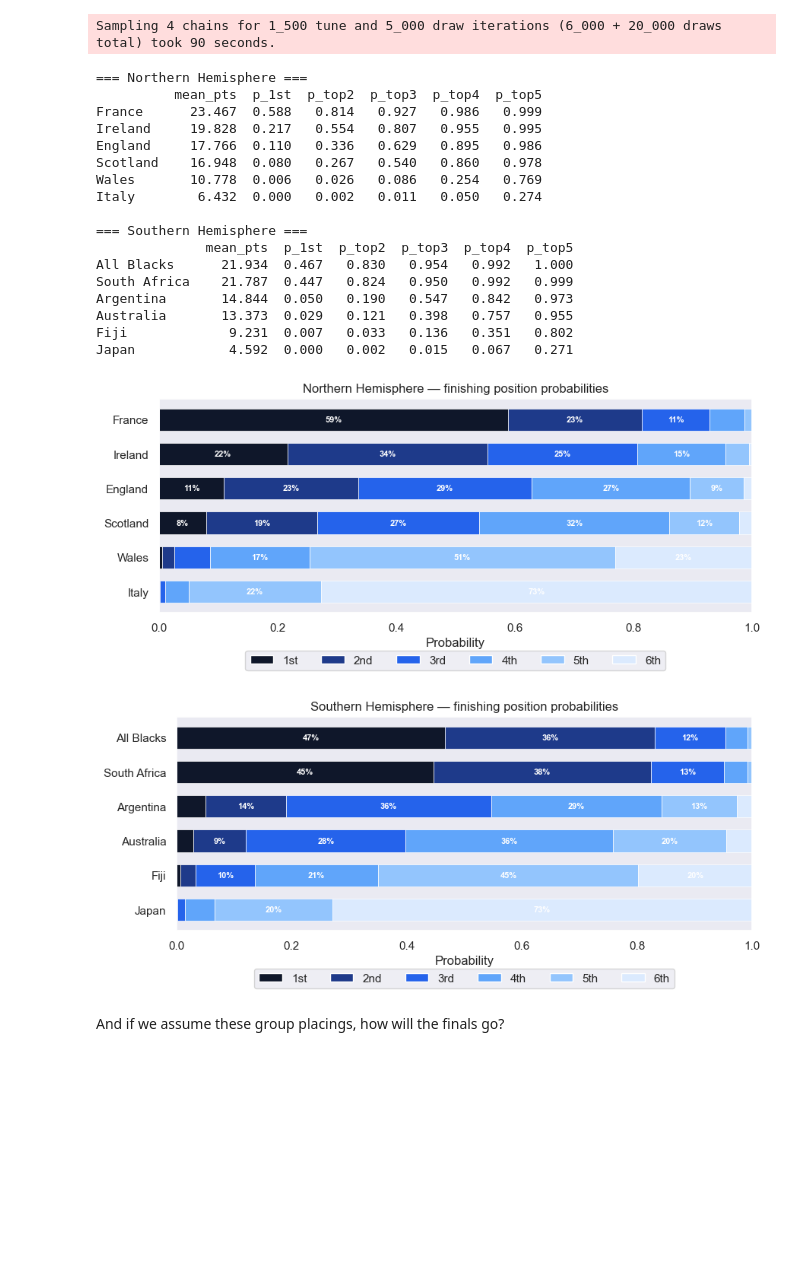
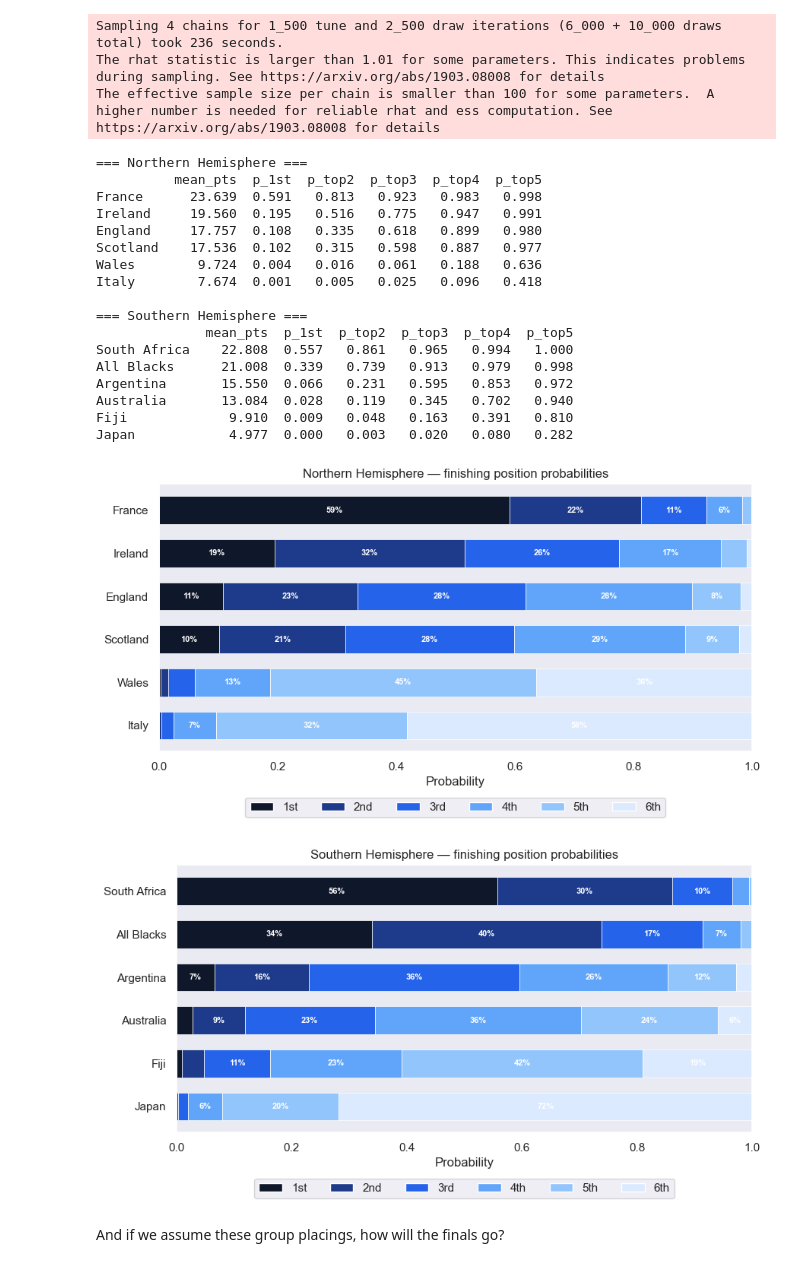
Before and after one commit to jacobhegarty/rugby-nations-championship, a Jupyter notebook: predictions.ipynb, the cells around one changed output. Cells and saved outputs as stored; diff of their text form; code cells hidden in the pictures; blank space fills up the shorter version.

Commit message:
fixed temporal weights, added models

```diff
--- a/predictions.ipynb
+++ b/predictions.ipynb
@@ -15,34 +15,36 @@ data["date"] = pd.to_datetime(data["date"])
 data["home_penalties"] = data["home_penalties"]+data["home_drop_goals"]
 data["away_penalties"] = data["away_penalties"]+data["away_drop_goals"]
 # %%
-ncPred = PoissonModel(nSamples = 20000).fit(data) # fit model
+ncPred = PoissonModel().fit(data) # fit model
 NHtable,SHtable = ncPred.simulate_group() # simulate group stage
 # %% [output]
 Initializing NUTS using jitter+adapt_diag...
 Multiprocess sampling (4 chains in 4 jobs)
 NUTS: [home, sd_att, sd_def, att, def_, int_try, sd_dis_clean, sd_dis_force, dis_clean, dis_force, int_pen, p_conv]
 [interactive output not drawn]
 [interactive output not drawn]
-Sampling 4 chains for 1_500 tune and 5_000 draw iterations (6_000 + 20_000 draws total) took 90 seconds.
+Sampling 4 chains for 1_500 tune and 2_500 draw iterations (6_000 + 10_000 draws total) took 236 seconds.
+The rhat statistic is larger than 1.01 for some parameters. This indicates problems during sampling. See https://arxiv.org/abs/1903.08008 for details
+The effective sample size per chain is smaller than 100 for some parameters.  A higher number is needed for reliable rhat and ess computation. See https://arxiv.org/abs/1903.08008 for details
 === Northern Hemisphere ===
           mean_pts  p_1st  p_top2  p_top3  p_top4  p_top5
-France      23.467  0.588   0.814   0.927   0.986   0.999
-Ireland     19.828  0.217   0.554   0.807   0.955   0.995
-England     17.766  0.110   0.336   0.629   0.895   0.986
-Scotland    16.948  0.080   0.267   0.540   0.860   0.978
-Wales       10.778  0.006   0.026   0.086   0.254   0.769
-Italy        6.432  0.000   0.002   0.011   0.050   0.274
+France      23.639  0.591   0.813   0.923   0.983   0.998
+Ireland     19.560  0.195   0.516   0.775   0.947   0.991
+England     17.757  0.108   0.335   0.618   0.899   0.980
+Scotland    17.536  0.102   0.315   0.598   0.887   0.977
+Wales        9.724  0.004   0.016   0.061   0.188   0.636
+Italy        7.674  0.001   0.005   0.025   0.096   0.418
 
 === Southern Hemisphere ===
               mean_pts  p_1st  p_top2  p_top3  p_top4  p_top5
-All Blacks      21.934  0.467   0.830   0.954   0.992   1.000
-South Africa    21.787  0.447   0.824   0.950   0.992   0.999
-Argentina       14.844  0.050   0.190   0.547   0.842   0.973
-Australia       13.373  0.029   0.121   0.398   0.757   0.955
-Fiji             9.231  0.007   0.033   0.136   0.351   0.802
-Japan            4.592  0.000   0.002   0.015   0.067   0.271
+South Africa    22.808  0.557   0.861   0.965   0.994   1.000
+All Blacks      21.008  0.339   0.739   0.913   0.979   0.998
+Argentina       15.550  0.066   0.231   0.595   0.853   0.972
+Australia       13.084  0.028   0.119   0.345   0.702   0.940
+Fiji             9.910  0.009   0.048   0.163   0.391   0.810
+Japan            4.977  0.000   0.003   0.020   0.080   0.282
-[figure, old version]
+[figure, new version]
-[figure, old version]
+[figure, new version]
 # %% [markdown]
 And if we assume these group placings, how will the finals go?
 # %%
```
Also changed, not shown: parts of 6 cells of this notebook, 4 other files.
